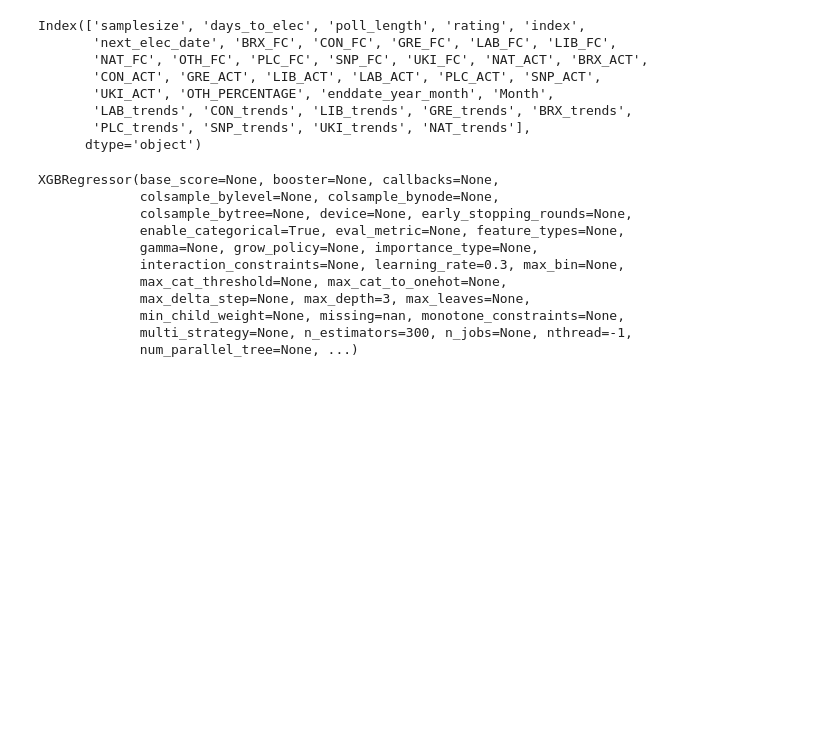
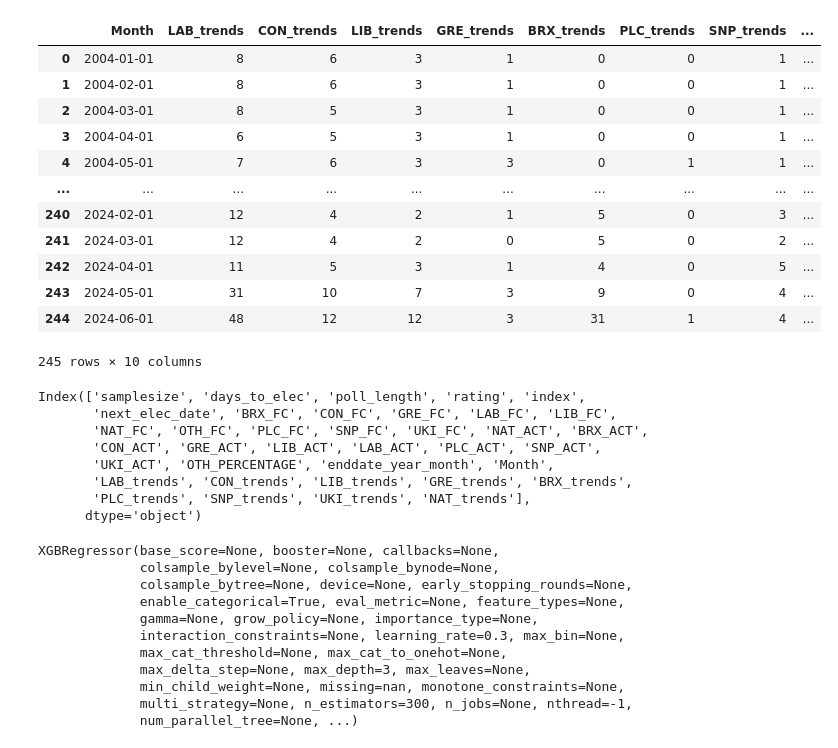
Before and after one commit to oscarhibbert/election-predictor, a Jupyter notebook: notebooks/ns_trends_xgboost.ipynb, the cells around one changed output. Cells and saved outputs as stored; diff of their text form; code cells hidden in the pictures; blank space fills up the shorter version.

```diff
--- a/notebooks/ns_trends_xgboost.ipynb
+++ b/notebooks/ns_trends_xgboost.ipynb
@@ -91,6 +91,22 @@ trends_merged.rename(columns={'Labour Party: (United Kingdom)': 'LAB_trends',
         'UK Independence Party: (United Kingdom)': 'UKI_trends',
         'British National Party: (United Kingdom)': 'NAT_trends'}
         ,inplace=True)
+# %%
+trends_merged
+# %% [output]
+|  | Month | LAB_trends | CON_trends | LIB_trends | GRE_trends | BRX_trends | PLC_trends | SNP_trends | ... |
+| 0 | 2004-01-01 | 8 | 6 | 3 | 1 | 0 | 0 | 1 | ... |
+| 1 | 2004-02-01 | 8 | 6 | 3 | 1 | 0 | 0 | 1 | ... |
+| 2 | 2004-03-01 | 8 | 5 | 3 | 1 | 0 | 0 | 1 | ... |
+| 3 | 2004-04-01 | 6 | 5 | 3 | 1 | 0 | 0 | 1 | ... |
+| 4 | 2004-05-01 | 7 | 6 | 3 | 3 | 0 | 1 | 1 | ... |
+| ... | ... | ... | ... | ... | ... | ... | ... | ... | ... |
+| 240 | 2024-02-01 | 12 | 4 | 2 | 1 | 5 | 0 | 3 | ... |
+| 241 | 2024-03-01 | 12 | 4 | 2 | 0 | 5 | 0 | 2 | ... |
+| 242 | 2024-04-01 | 11 | 5 | 3 | 1 | 4 | 0 | 5 | ... |
+| 243 | 2024-05-01 | 31 | 10 | 7 | 3 | 9 | 0 | 4 | ... |
+| 244 | 2024-06-01 | 48 | 12 | 12 | 3 | 31 | 1 | 4 | ... |
+245 rows × 10 columns
 # %%
 # Create poll enddate field with YYYY-MM format, so we can join with Trends data
 data['enddate_year_month'] = pd.to_datetime(data['enddate']).dt.to_period('M')
```
Also changed, not shown: 1 other file.
